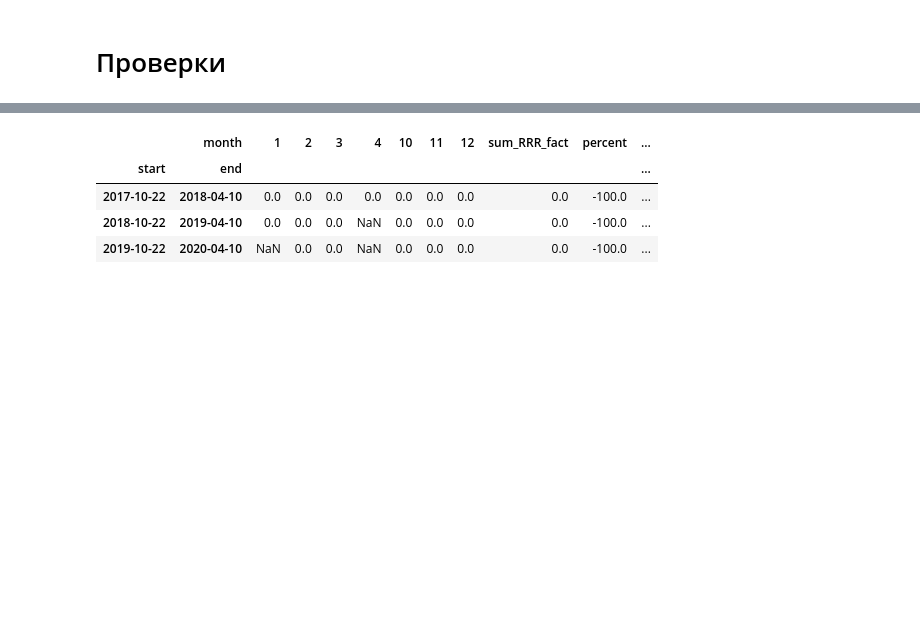
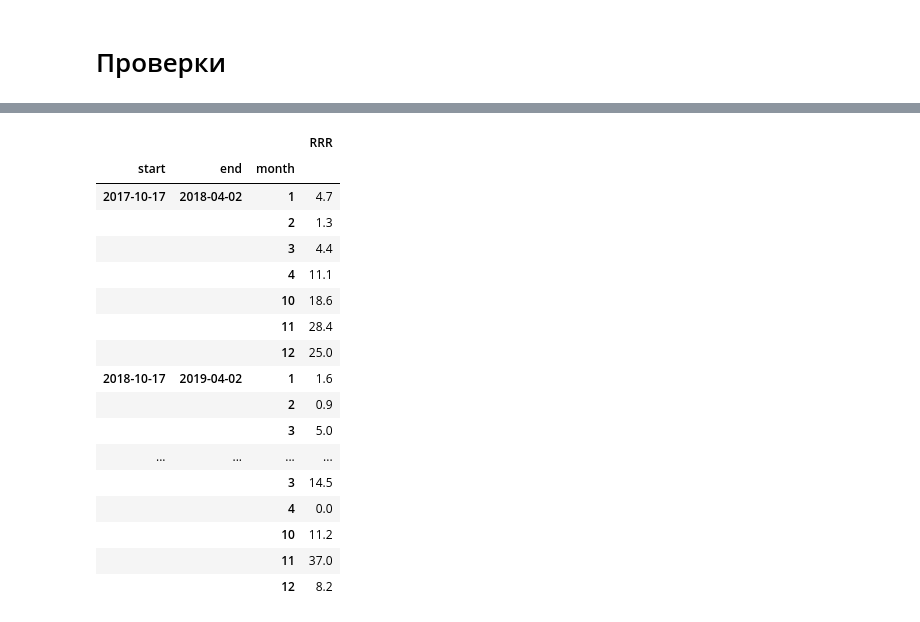
Before and after one commit to yupest/weather_forcast, a Jupyter notebook: Calculating snowiness of winter.ipynb, the cells around one changed output, grey strips where cells are left out. Cells and saved outputs as stored; diff of their text form; code cells hidden in the pictures; blank space fills up the shorter version.

```diff
--- a/Calculating snowiness of winter.ipynb
+++ b/Calculating snowiness of winter.ipynb
@@ -185,7 +207,7 @@ df.to_csv('data/snowiness.csv', index = False)
 # %% [markdown]
 # Проверки
 # %%
-df_temp = pd.read_csv('data/30712.01.01.2017.31.12.2020.1.0.0.ru.utf8.00000000.csv', skiprows = 6, sep = ';')
+df_temp = pd.read_csv('data/30317.01.01.2017.31.12.2020.1.0.0.ru.utf8.00000000.csv', skiprows = 6, sep = ';')
 # %%
 cols = list(df_temp.columns)
 cols.append('temp')
@@ -204,7 +228,8 @@ df_temp['year'] = df_temp.date.dt.year
 # %%
 df_temp['RRR'] = df_temp['RRR'].replace('Осадков нет', 0)
 df_temp['RRR'] = df_temp['RRR'].replace('Следы осадков', 0).astype(float)
-start, end = df_snow.loc[df_snow.id_station==s].set_index('id_station').iloc[0][-2:]
+start, end = df_snow.loc[df_snow.id_station=='30317'].set_index('id_station').iloc[0][-2:]
+# end = pd.Timestamp(year= end.year, month = end.month - 1, day = 31)
 df_temp['start'] = df_temp.date.apply(lambda x: pd.Timestamp(year = x.year-1 if x.month < 9 else x.year, month = start.month , day = start.day))
 df_temp['end'] = df_temp.date.apply(lambda x: pd.Timestamp(year = x.year+1 if x.month > 9 else x.year, month = end.month, day = end.day))
 # %%
@@ -246,8 +273,29 @@ df_winter['id_station'] = s
-# %%
-df_winter
-# %% [output]
-|  | month | 1 | 2 | 3 | 4 | 10 | 11 | 12 | sum_RRR_fact | percent | ... |
-| start | end |  |  |  |  |  |  |  |  |  | ... |
-| 2017-10-22 | 2018-04-10 | 0.0 | 0.0 | 0.0 | 0.0 | 0.0 | 0.0 | 0.0 | 0.0 | -100.0 | ... |
-| 2018-10-22 | 2019-04-10 | 0.0 | 0.0 | 0.0 | NaN | 0.0 | 0.0 | 0.0 | 0.0 | -100.0 | ... |
-| 2019-10-22 | 2020-04-10 | NaN | 0.0 | 0.0 | NaN | 0.0 | 0.0 | 0.0 | 0.0 | -100.0 | ... |
+# %%
+df_temp.loc[(df_temp.date.apply(lambda x: (x>=pd.Timestamp(year = x.year-1 if x.month < 9 else x.year, month = start.month , day = 1)) \
+                                    and (x<=pd.Timestamp(year = x.year+1 if x.month > 9 else x.year,
+                                                         month = end.month,
+                                                         day = (datetime.date(df_temp.date.dt.year.max(), end.month+1, 1) - datetime.timedelta(days=1)).day) )))
+                    & (df_temp.date.isin(dates))\
+                    & (df_temp.date >= pd.Timestamp(df_temp.date.dt.year.min(), start.month, 1)) \
+                    & (df_temp.date <= pd.Timestamp(df_temp.date.dt.year.max(), end.month, (datetime.date(df_temp.date.dt.year.max(), end.month+1, 1) - datetime.timedelta(days=1)).day))
+                   ].sort_values('date')\
+                    .groupby(['start', 'end', 'month']).sum()[['RRR']]
+# %% [output]
+|  |  |  | RRR |
+| start | end | month |  |
+| 2017-10-17 | 2018-04-02 | 1 | 4.7 |
+|  |  | 2 | 1.3 |
+|  |  | 3 | 4.4 |
+|  |  | 4 | 11.1 |
+|  |  | 10 | 18.6 |
+|  |  | 11 | 28.4 |
+|  |  | 12 | 25.0 |
+| 2018-10-17 | 2019-04-02 | 1 | 1.6 |
+|  |  | 2 | 0.9 |
+|  |  | 3 | 5.0 |
+| ... | ... | ... | ... |
+|  |  | 3 | 14.5 |
+|  |  | 4 | 0.0 |
+|  |  | 10 | 11.2 |
+|  |  | 11 | 37.0 |
+|  |  | 12 | 8.2 |
```
Also changed, not shown: parts of 8 cells of this notebook.
